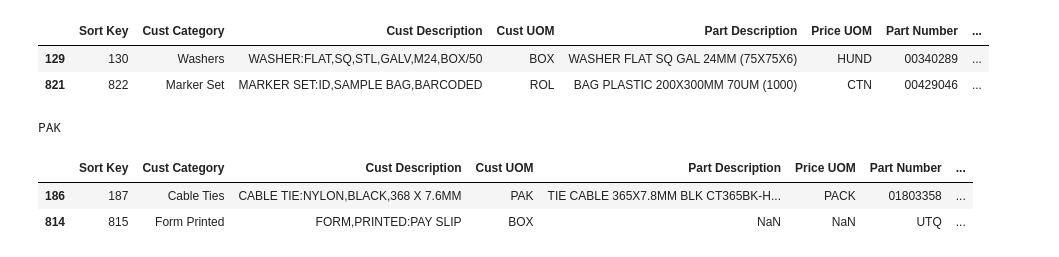
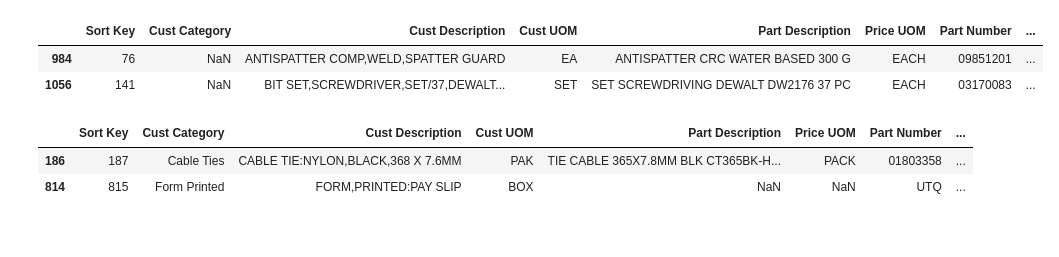
Before and after one commit to Clareee1/BW-UOM-Conversion, a Jupyter notebook: uom_conversion_testing.ipynb, the cells around one changed output. Cells and saved outputs as stored; diff of their text form; code cells hidden in the pictures.

```diff
--- a/uom_conversion_testing.ipynb
+++ b/uom_conversion_testing.ipynb
@@ -1,6 +1,6 @@
 # %%
 import pandas as pd
-file_path = "newcrest.xlsx"
+file_path = "gold fileds.xlsx"
 df1 = pd.read_excel(file_path,'MainOffer',skiprows = 3)
 #mainoffer
 df1.head(10)
@@ -222,7 +218,8 @@ for index, row in df2.iterrows():
                 cust_uom = re.search(r"(?i)(\d+)\D*\/(pkt|pack|pk|box|bx|bag|bg|set|carton|pads|pe|ctn|roll)",cust_qty.group(1)).group(1)
             #elif (re.search(r'(\D*)(\d+)(\D*)$',cust_qty.group(1))):
                 #cust_uom = re.search(r'(\D*)(\d+)(\D*)$',cust_qty.group(1)).group(2)
-
+            else:
+                df2.at[index, 'Comments'] = 'Default cust uom at 1'
         ## if there is only one bracket
         elif re.search(r'\((.*)' , row['Cust Description']) :
         ## eg: PAPER TOILET UNI TORK RL 850SHT 1ST4 (48
@@ -233,7 +230,7 @@ for index, row in df2.iterrows():
             continue
         elif (re.search(r"(?i)(pkt|pack|pk|box|bx|bag|bg|set|carton|pads|pe|ctn)\/(\d+)", row['Cust Description'])):
             ##eg:bag/10
-            cust_uom = re.search(r"(?i)(pkt|pack|pk|box|bx|bag|bg|set|carton|pads|pe|ctnctn)\/(\d+)", row['Cust Description']).group(2)
+            cust_uom = re.search(r"(?i)(pkt|pack|pk|box|bx|bag|bg|set|carton|pads|pe|ctn)\/(\d+)", row['Cust Description']).group(2)
         elif (re.search(r"(?i)(\d+)\D*\/(pkt|pack|pk|box|bx|bag|bg|set|carton|pads|pe|ctn|roll)", row['Cust Description'])):
             #2/pk
             cust_uom = re.search(r"(?i)(\d+)\D*\/(pkt|pack|pk|box|bx|bag|bg|set|carton|pads|pe|ctn|roll)", row['Cust Description']).group(1)
@@ -272,10 +269,11 @@ for index, row in df2.iterrows():
         else:
             if row['Cust_Size'] == 0:
                 cust_uom = 1
+                df2.at[index, 'Comments'] = 'Default cust uom at 1'
     else:
         if row['Cust_Size'] == 0:
             cust_uom = 1
-
+            df2.at[index, 'Comments'] = 'Default cust uom at 1'
 
     ##update with the customer and BW size
     if df2.at[index, 'Cust_Size'] == 0:
@@ -665,7 +1054,7 @@ for index, row in df2.iterrows():
 # %%
-cov_df = df2.loc[(df2['Sort Key'] == 822) | (df2['Sort Key'] == 130)]
+cov_df = df2.loc[(df2['Sort Key'] == 141) | (df2['Sort Key'] == 76)]
 cov_df
 # %% [output]
 |  | Sort Key | Cust Category | Cust Description | Cust UOM | Part Description | Price UOM | Part Number | ... |
-| 129 | 130 | Washers | WASHER:FLAT,SQ,STL,GALV,M24,BOX/50 | BOX | WASHER FLAT SQ GAL 24MM (75X75X6) | HUND | 00340289 | ... |
-| 821 | 822 | Marker Set | MARKER SET:ID,SAMPLE BAG,BARCODED | ROL | BAG PLASTIC 200X300MM 70UM (1000) | CTN | 00429046 | ... |
+| 984 | 76 | NaN | ANTISPATTER COMP,WELD,SPATTER GUARD | EA | ANTISPATTER CRC WATER BASED 300 G | EACH | 09851201 | ... |
+| 1056 | 141 | NaN | BIT SET,SCREWDRIVER,SET/37,DEWALT... | SET | SET SCREWDRIVING DEWALT DW2176 37 PC | EACH | 03170083 | ... |
@@ -674,11 +1061,3 @@ df2.to_csv (r'newcrest_converesion_v4.csv', index = False, header=True)
-# %%
-##### testing
-a= 'PAK'
-b='PACK'
-if set(a) <= set(b):
-    print(a)
-# %% [output]
-PAK
 # %%
 ###convert for customer
 
```
Also changed, not shown: parts of 13 cells of this notebook.
